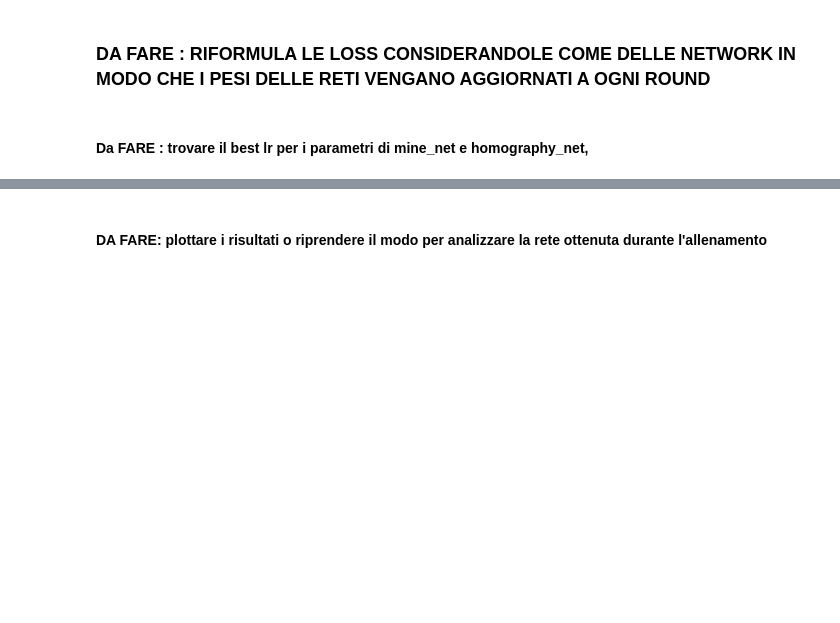
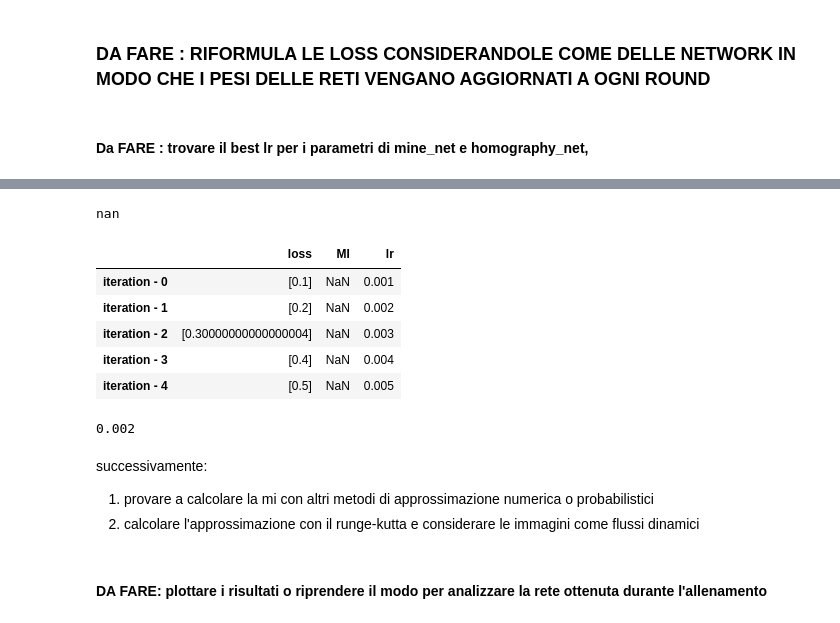
Before and after one commit to MICCIOSLAYER/ImRegODE, a Jupyter notebook: Main_Folder/Main_Code/notebook.ipynb, the cells around one changed output, grey strips where cells are left out. Saved outputs shown, nothing was run; the diff lists cells and outputs as text; code cells hidden in the pictures; blank space fills up the shorter version.

Commit message:
organize datatype information collection in dataframe and list types

```diff
--- a/Main_Folder/Main_Code/notebook.ipynb
+++ b/Main_Folder/Main_Code/notebook.ipynb
@@ -1473,0 +1486,4 @@ def pyramid_mi_loss(fixed_pyramid : list[torch.Tensor],
+# %%
+np.NaN
+# %% [output]
+nan
@@ -1473,0 +1571,16 @@ def pyramid_mi_loss(fixed_pyramid : list[torch.Tensor],
+# %%
+import pandas as pd
+a01_res = Collect_Results('A01')
+a_void = Collect_Results('A_void')
+for i in range(5):
+    a01_res.add_data(iteration=i, lr=0.001*(i+1), loss=[0.1*(i+1)])
+
+dataframe_a01 = a01_res.get_data(type='df')
+dataframe_a01
+# %% [output]
+|  | loss | MI | lr |
+| iteration - 0 | [0.1] | NaN | 0.001 |
+| iteration - 1 | [0.2] | NaN | 0.002 |
+| iteration - 2 | [0.30000000000000004] | NaN | 0.003 |
+| iteration - 3 | [0.4] | NaN | 0.004 |
+| iteration - 4 | [0.5] | NaN | 0.005 |
@@ -1474,3 +1598,14 @@ def pyramid_mi_loss(fixed_pyramid : list[torch.Tensor],
+# %%
+image_pair = 'A01'
+iteration_of_interest = 1
+data_to_retrieve ='lr'
+diz[image_pair][f'iteration{iteration_of_interest}'][data_to_retrieve]
+# %% [output]
+0.002
+# %% [markdown]
+successivamente:
+1. provare a calcolare la mi con altri metodi di approssimazione numerica o probabilistici
+2. calcolare l'approssimazione con il runge-kutta e considerare le immagini come flussi dinamici
 # %% [markdown]
 #### DA FARE: plottare i risultati o riprendere il modo per analizzare la rete ottenuta durante l'allenamento
 # %%
```
Also changed, not shown: parts of 10 cells of this notebook.
